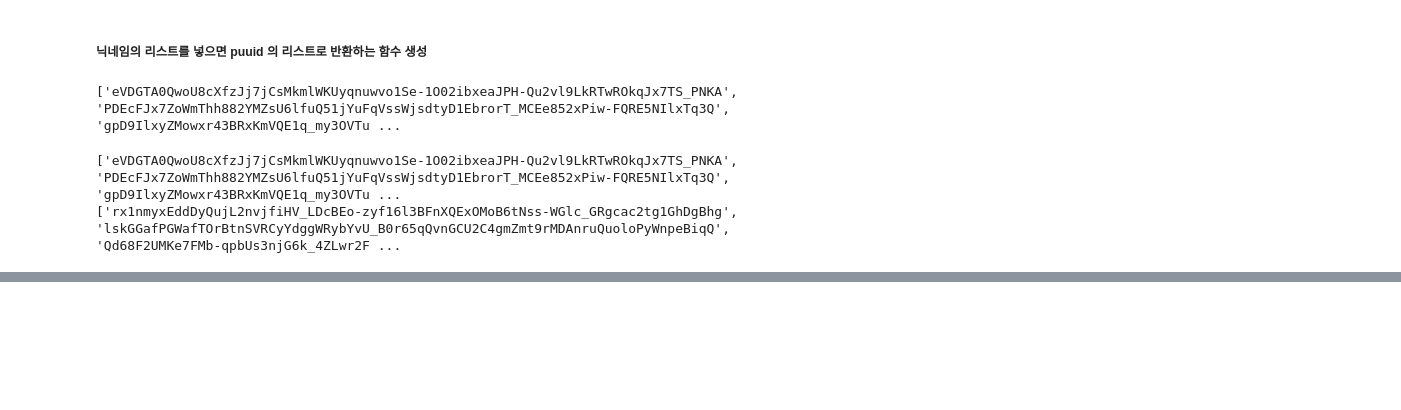
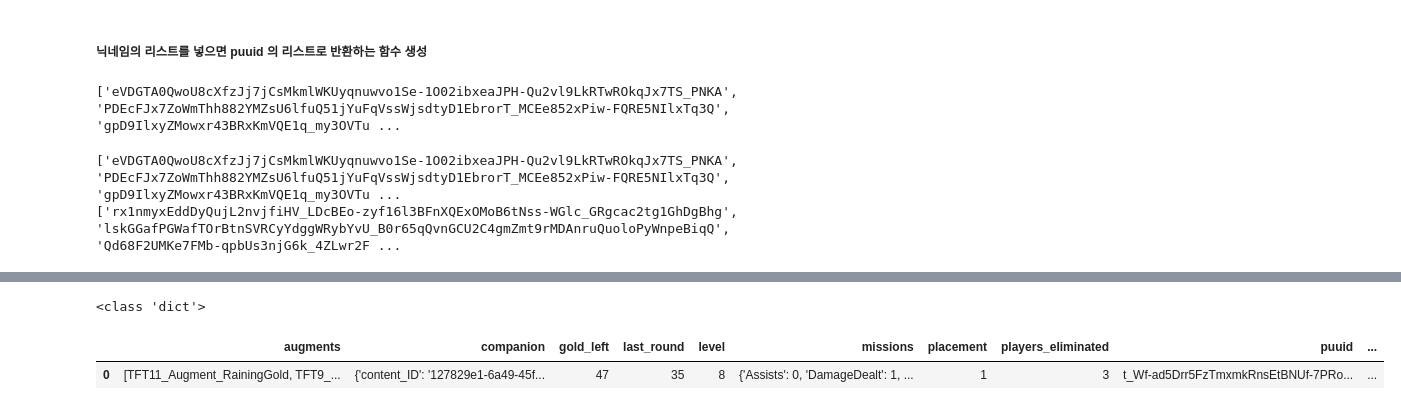
Before and after one commit to interspace719/Final-Project-A09-, a Jupyter notebook: 롤토체스 api 조회.ipynb, the cells around one changed output, grey strips where cells are left out. Cells and saved outputs as stored; diff of their text form; code cells hidden in the pictures; blank space fills up the shorter version.

```diff
--- a/롤토체스 api 조회.ipynb
+++ b/롤토체스 api 조회.ipynb
@@ -188,0 +225,14 @@ print(grandmaster_puuid_list[:3])
+# %%
+# 리스트에서 첫번째 GAME ID 를 선택
+first_game_id = game_id[0]
+
+# 첫번쨰 GAEM ID 를 API 를 통해 게임 데이터 조회
+game_result_url = "https://Asia.api.riotgames.com/tft/" + f"match/v1/matches/{first_game_id}"
+
+# 조회한 결과를 game_result 에 저장
+game_result = requests.get(game_result_url, headers=request_header).json()
+
+# 확인
+print(type(game_result)) #json타입 확인
+# %% [output]
+<class 'dict'>
@@ -188,0 +242,7 @@ print(grandmaster_puuid_list[:3])
+# %%
+participants = pd.DataFrame(game_result['info']['participants'])
+
+participants[:1]  ## 한게임에 8명이 참가하므로 총 8개의 데이터가 생기는 것을 확인
+# %% [output]
+|  | augments | companion | gold_left | last_round | level | missions | placement | players_eliminated | puuid | ... |
+| 0 | [TFT11_Augment_RainingGold, TFT9_... | {'content_ID': '127829e1-6a49-45f... | 47 | 35 | 8 | {'Assists': 0, 'DamageDealt': 1, ... | 1 | 3 | t_Wf-ad5Drr5FzTmxmkRnsEtBNUf-7PRo... | ... |
```
Also changed, not shown: parts of 7 cells of this notebook, 1 other file.
